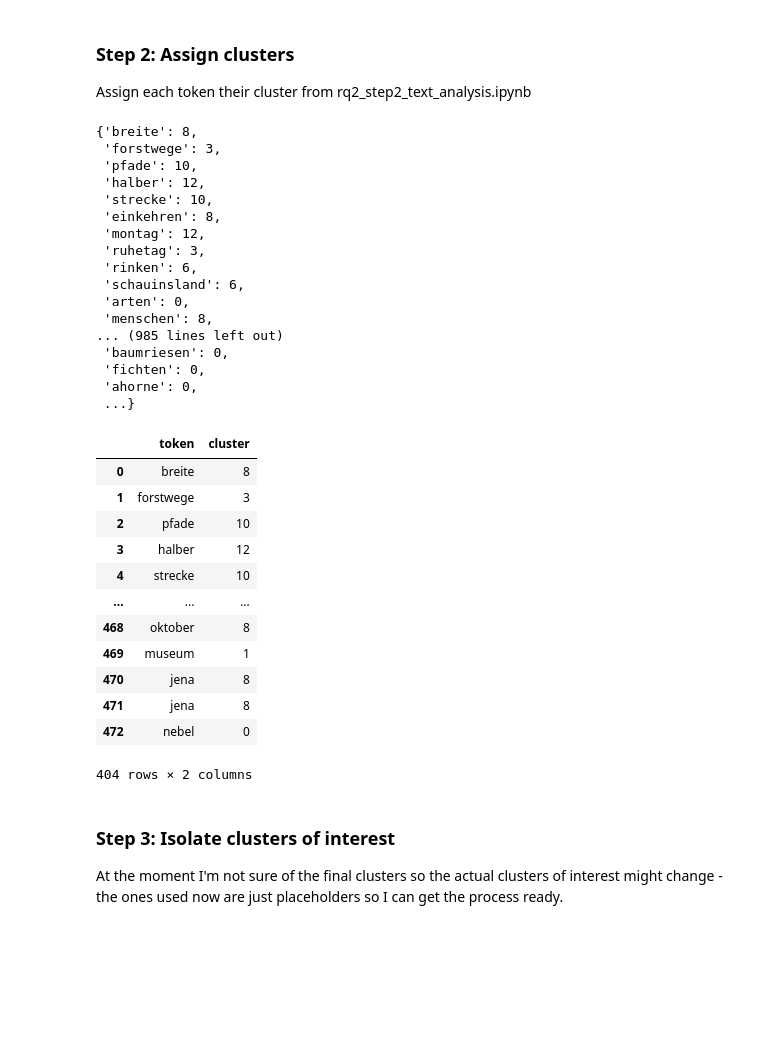
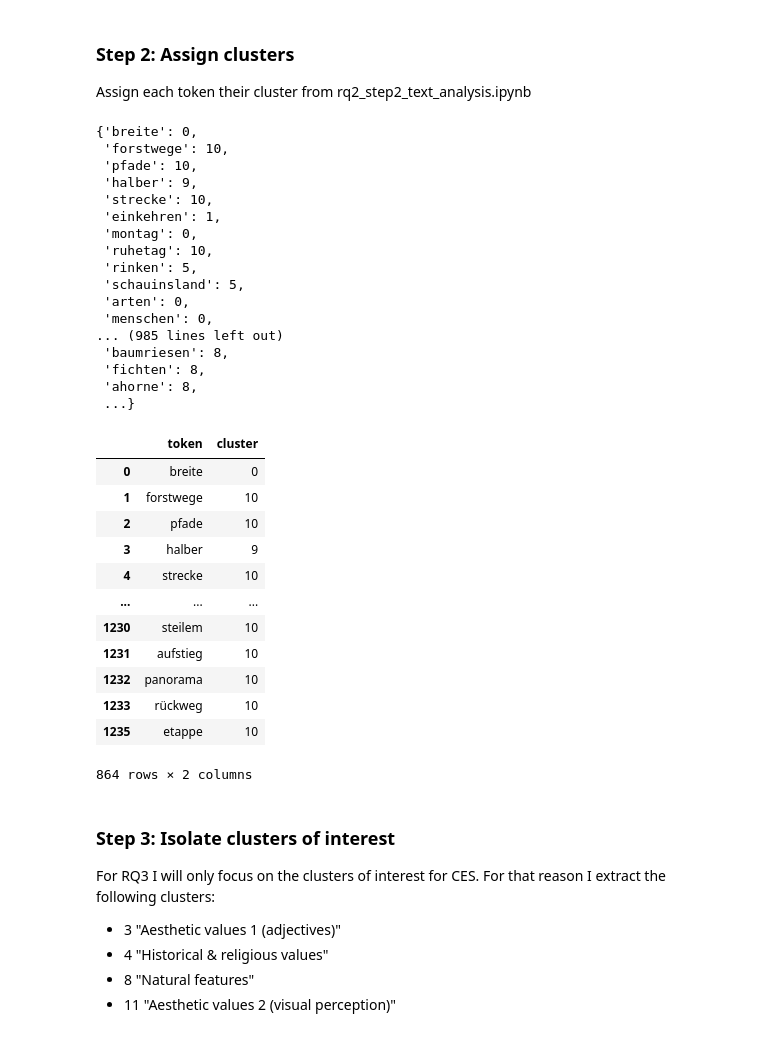
Before and after one commit to n-mo92/nm_forest_thesis, a Jupyter notebook: rq3_all_steps.ipynb, the cells around one changed output. Cells and saved outputs as stored; diff of their text form; code cells hidden in the pictures; blank space fills up the shorter version.

```diff
--- a/rq3_all_steps.ipynb
+++ b/rq3_all_steps.ipynb
@@ -28,5 +28,14 @@ These were created as part of RQ2.
 # %%
-# STEP 1: LOAD CLASS TOKENS
+# STEP 1: LOAD & COMBINE CLASS TOKENS
 
-filtered_tokens_lc_c3 = pickle.load(open("./processing/final_tokens_c3.p", "rb"))
-filtered_tokens_lc_c6 = pickle.load(open("./processing/final_tokens_c6.p", "rb"))
+# Load class 3 and 6 Natura tokens
+filtered_tokens_nat_c3 = pickle.load(open("./processing/final_tokens_nat_c3.p", "rb"))
+filtered_tokens_nat_c6 = pickle.load(open("./processing/final_tokens_nat_c6.p", "rb"))
+
+# Load class 3 and 6 Non-Natura tokens
+filtered_tokens_nonnat_c3 = pickle.load(open("./processing/final_tokens_nonnat_c3.p", "rb"))
+filtered_tokens_nonnat_c6 = pickle.load(open("./processing/final_tokens_nonnat_c6.p", "rb"))
+
+# Combine Natura and Non-Natura tokens
+filtered_tokens_all_c3 = filtered_tokens_nat_c3 + filtered_tokens_nonnat_c3
+filtered_tokens_all_c6 = filtered_tokens_nat_c6 + filtered_tokens_nonnat_c6
@@ -74,61 +81,67 @@ token_cluster_lookup_dict = token_cluster_lookup.set_index("token").to_dict()["c
 
 token_cluster_lookup_dict
 # %% [output]
-{'breite': 8,
- 'forstwege': 3,
+{'breite': 0,
+ 'forstwege': 10,
  'pfade': 10,
- 'halber': 12,
+ 'halber': 9,
  'strecke': 10,
- 'einkehren': 8,
- 'montag': 12,
- 'ruhetag': 3,
- 'rinken': 6,
- 'schauinsland': 6,
+ 'einkehren': 1,
+ 'montag': 0,
+ 'ruhetag': 10,
+ 'rinken': 5,
+ 'schauinsland': 5,
  'arten': 0,
- 'menschen': 8,
+ 'menschen': 0,
 ... (985 lines left out)
- 'baumriesen': 0,
- 'fichten': 0,
- 'ahorne': 0,
+ 'baumriesen': 8,
+ 'fichten': 8,
+ 'ahorne': 8,
  ...}
 # %%
 # STEP 2: MAP TOKENS TO CLUSERS
 
 # Create a df with tokens as one column
-final_tokens_c3_df = pd.DataFrame({'token': filtered_tokens_lc_c3})
-final_tokens_c6_df = pd.DataFrame({'token': filtered_tokens_lc_c6})
+final_tokens_c3_df = pd.DataFrame({'token': filtered_tokens_all_c3})
+final_tokens_c6_df = pd.DataFrame({'token': filtered_tokens_all_c6})
 
 # Add cluster column using dictionary as lookup
 final_tokens_c3_df["cluster"] = final_tokens_c3_df["token"].map(token_cluster_lookup_dict)
 final_tokens_c6_df["cluster"] = final_tokens_c6_df["token"].map(token_cluster_lookup_dict)
 
-# Remove NaN entries (these are ones that were missing from the model during vectorisation)
+# Remove NaN entries
+# these are ones that are not included in the RQ2 clusters (either because not in word2vec model
+# or because they are extra words from non-Natura sites that were not present in RQ2 clustering)
 final_tokens_c3_df = final_tokens_c3_df.dropna()
 final_tokens_c6_df = final_tokens_c6_df.dropna()
 
 # Convert cluster number to int
 final_tokens_c3_df["cluster"] = final_tokens_c3_df["cluster"].astype(int)
 final_tokens_c6_df["cluster"] = final_tokens_c6_df["cluster"].astype(int)
 
 final_tokens_c3_df
 # %% [output]
 |  | token | cluster |
-| 0 | breite | 8 |
-| 1 | forstwege | 3 |
+| 0 | breite | 0 |
+| 1 | forstwege | 10 |
 | 2 | pfade | 10 |
-| 3 | halber | 12 |
+| 3 | halber | 9 |
 | 4 | strecke | 10 |
 | ... | ... | ... |
-| 468 | oktober | 8 |
-| 469 | museum | 1 |
-| 470 | jena | 8 |
-| 471 | jena | 8 |
-| 472 | nebel | 0 |
+| 1230 | steilem | 10 |
+| 1231 | aufstieg | 10 |
+| 1232 | panorama | 10 |
+| 1233 | rückweg | 10 |
+| 1235 | etappe | 10 |
-404 rows × 2 columns
+864 rows × 2 columns
 # %% [markdown]
 ### Step 3: Isolate clusters of interest
 
-At the moment I'm not sure of the final clusters so the actual clusters of interest might change - the ones used now are just placeholders so I can get the process ready.
+For RQ3 I will only focus on the clusters of interest for CES. For that reason I extract the following clusters:
+- 3 "Aesthetic values 1 (adjectives)"
+- 4 "Historical & religious values"
+- 8 "Natural features"
+- 11 "Aesthetic values 2 (visual perception)"
 # %%
 # STEP 3: FILTER SPECIFIC CLUSTERS
 
```
Also changed, not shown: parts of 13 cells of this notebook.
